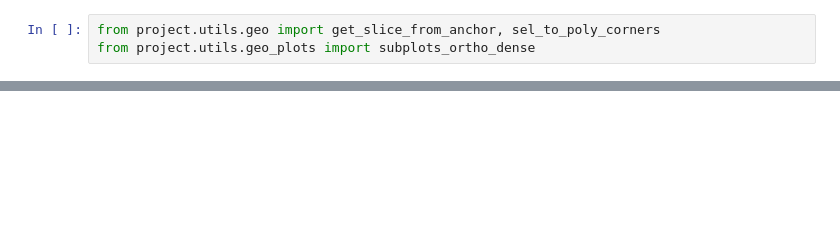
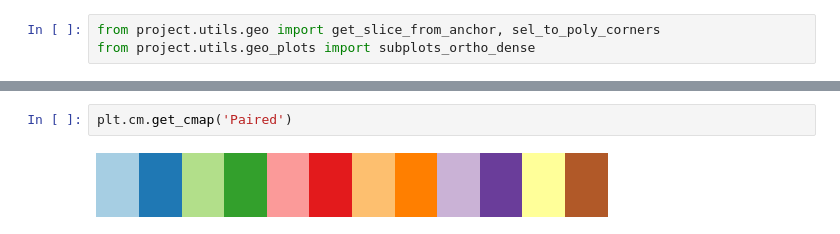
Before and after one commit to bask0/drought_ml, a Jupyter notebook: visualization/cross_val/cross_val_rois.ipynb, the cells around one changed output, grey strips where cells are left out. Drawn from its saved outputs; the diff is of its cells as text; blank space fills up the shorter version.

```diff
--- a/visualization/cross_val/cross_val_rois.ipynb
+++ b/visualization/cross_val/cross_val_rois.ipynb
@@ -623,0 +149,4 @@ Attributes:
+# %%
+plt.cm.get_cmap('Paired')
+# %% [output]
+[figure, added]
```
Also changed, not shown: parts of 67 cells of this notebook, 45 other files.
